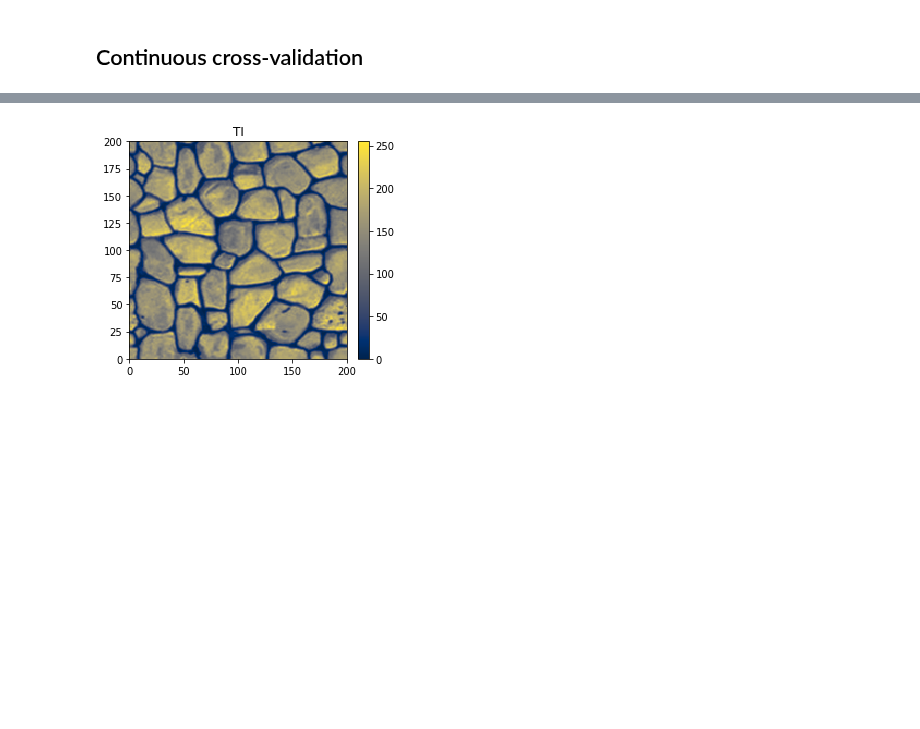
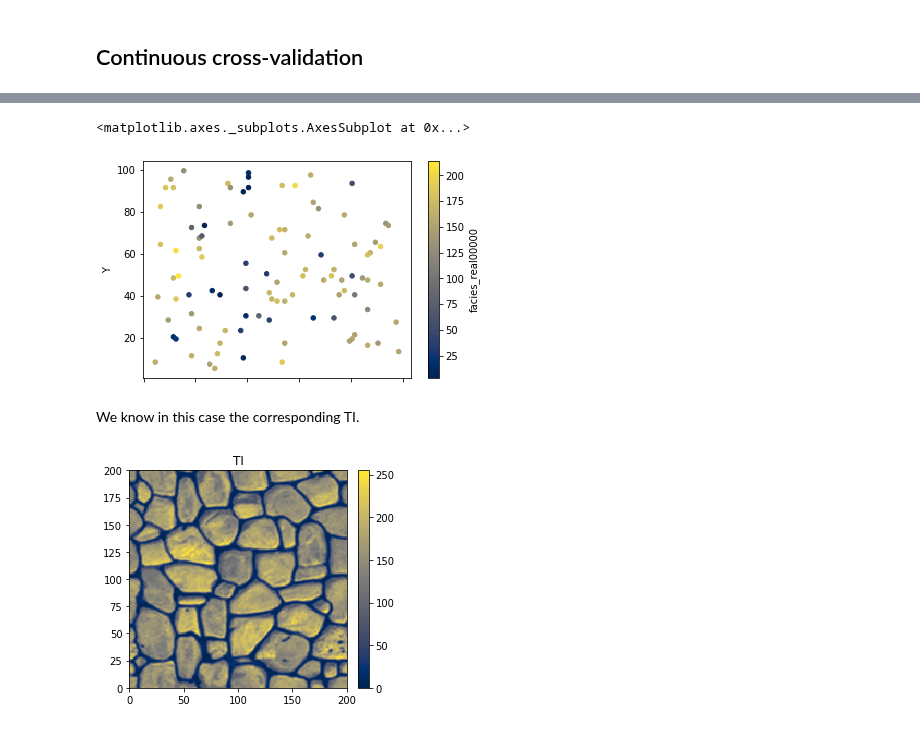
Before and after one commit to randlab/geone, a Jupyter notebook: examples/ex_cross_validaton.ipynb, the cells around one changed output, grey strips where cells are left out. Drawn from its saved outputs; the diff is of its cells as text; code cells hidden in the pictures; blank space fills up the shorter version.

```diff
--- a/examples/ex_cross_validaton.ipynb
+++ b/examples/ex_cross_validaton.ipynb
@@ -205,0 +205,3 @@ The training image A has a higher quadratic score and also zero-one score. There
+# %%
+df_continuous_obs = pd.DataFrame(read(DATA_DIR+'continous_sample_100.gslib'))
+df_continuous_obs.describe()
@@ -206,3 +218,11 @@ The training image A has a higher quadratic score and also zero-one score. There
+# %%
+# quick plot
+df_continuous_obs.plot.scatter(x='X', y='Y', c='facies_real00000', cmap='cividis')
+# %% [output]
+<matplotlib.axes._subplots.AxesSubplot at 0x...>
+[figure, added]
+# %% [markdown]
+We know in this case the corresponding TI.
 # %%
 ti = readImageGslib('tiContinuous.gslib')
 drawImage2D(ti, cmap='cividis', title='TI')
```
Also changed, not shown: parts of 35 cells of this notebook, 7 other files.
